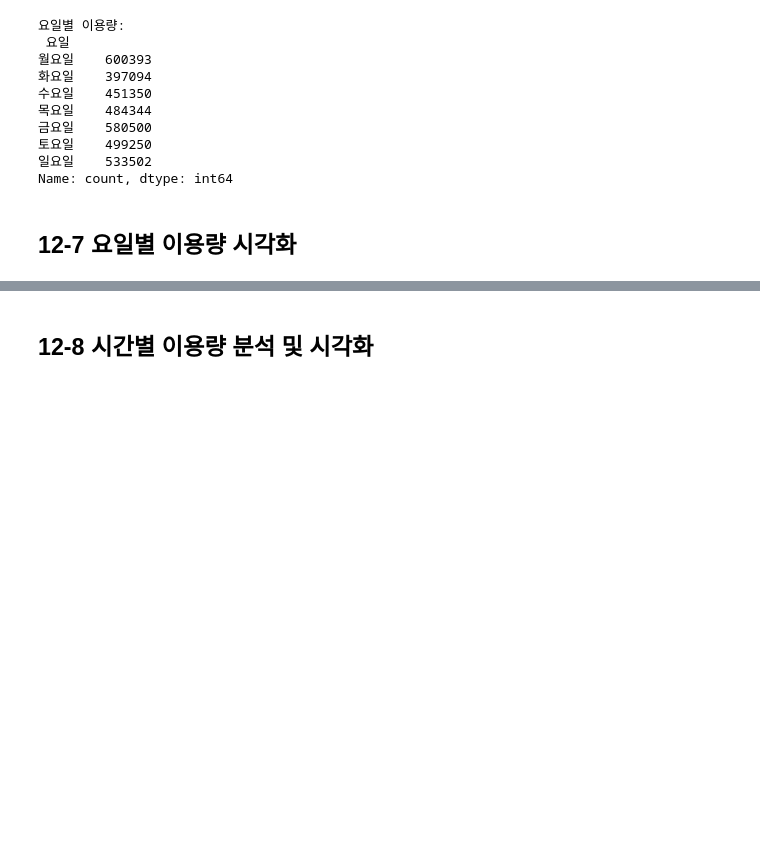
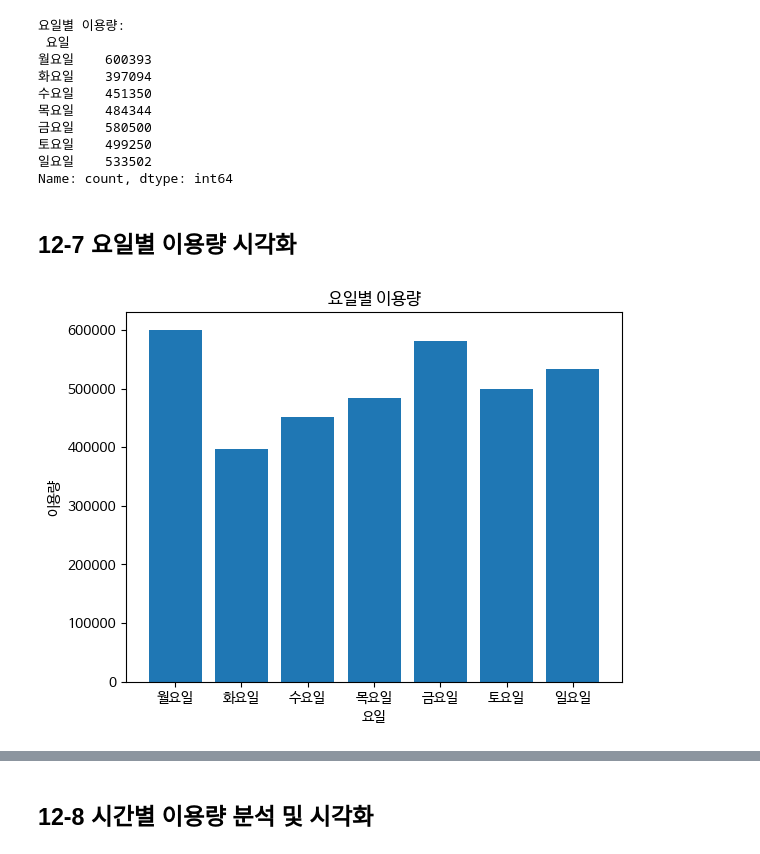
Before and after one commit to kamser0415/Data-Analysis-with-Open-Source, a Jupyter notebook: 오픈소스_데이터_분석_12강.ipynb, the cells around one changed output, grey strips where cells are left out. Cells and saved outputs as stored; diff of their text form; code cells hidden in the pictures; blank space fills up the shorter version.

```diff
--- a/오픈소스_데이터_분석_12강.ipynb
+++ b/오픈소스_데이터_분석_12강.ipynb
@@ -259,11 +259,13 @@ Name: count, dtype: int64
 # %%
 import matplotlib.pyplot as plt
 
 ## 요일별 이용량 막대 그래프 생성
-
+plt.bar(day_df.index, day_df.values) # x를 요일별, y는 카운트
 plt.title('요일별 이용량')
 plt.xlabel('요일')
 plt.ylabel('이용량')
 plt.show()
+# %% [output]
+[figure, added]
 # %%
 ## Dataframe의 plot을 이용한 요일별 이용량 막대 그래프 생성
```
Also changed, not shown: parts of 1 cell of this notebook.
